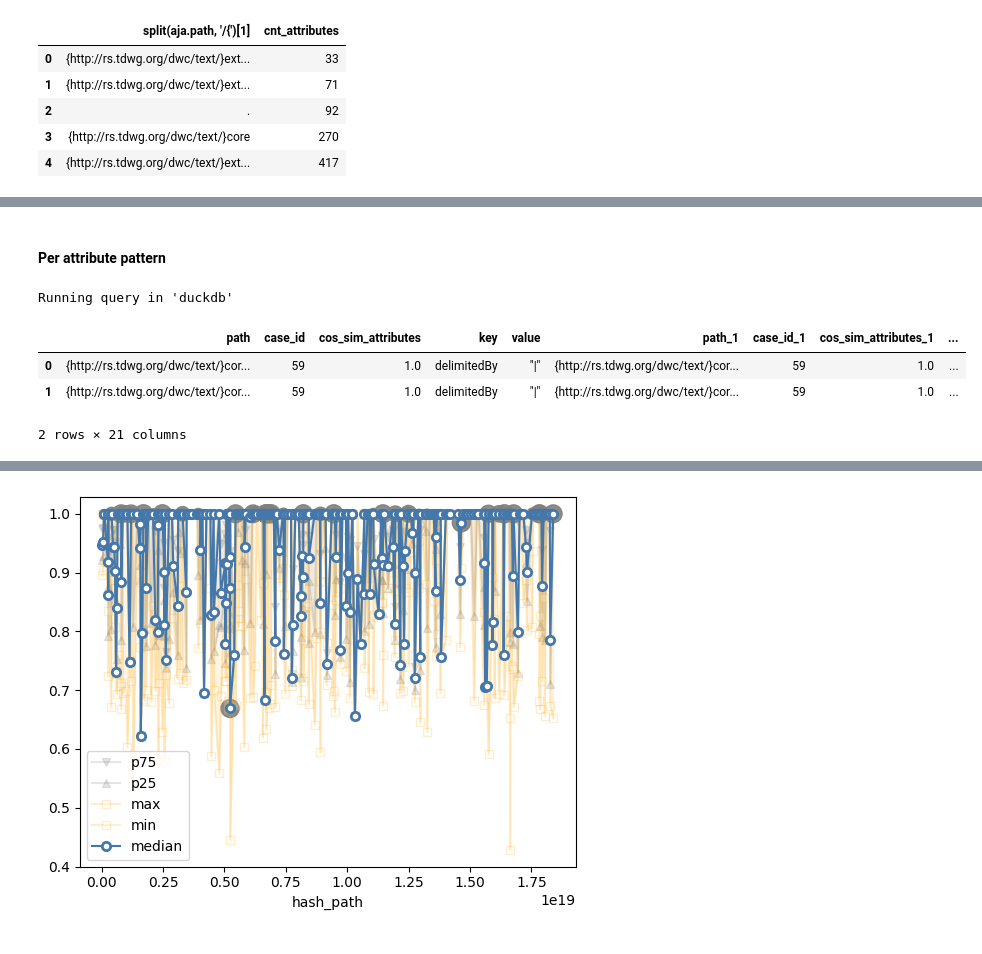
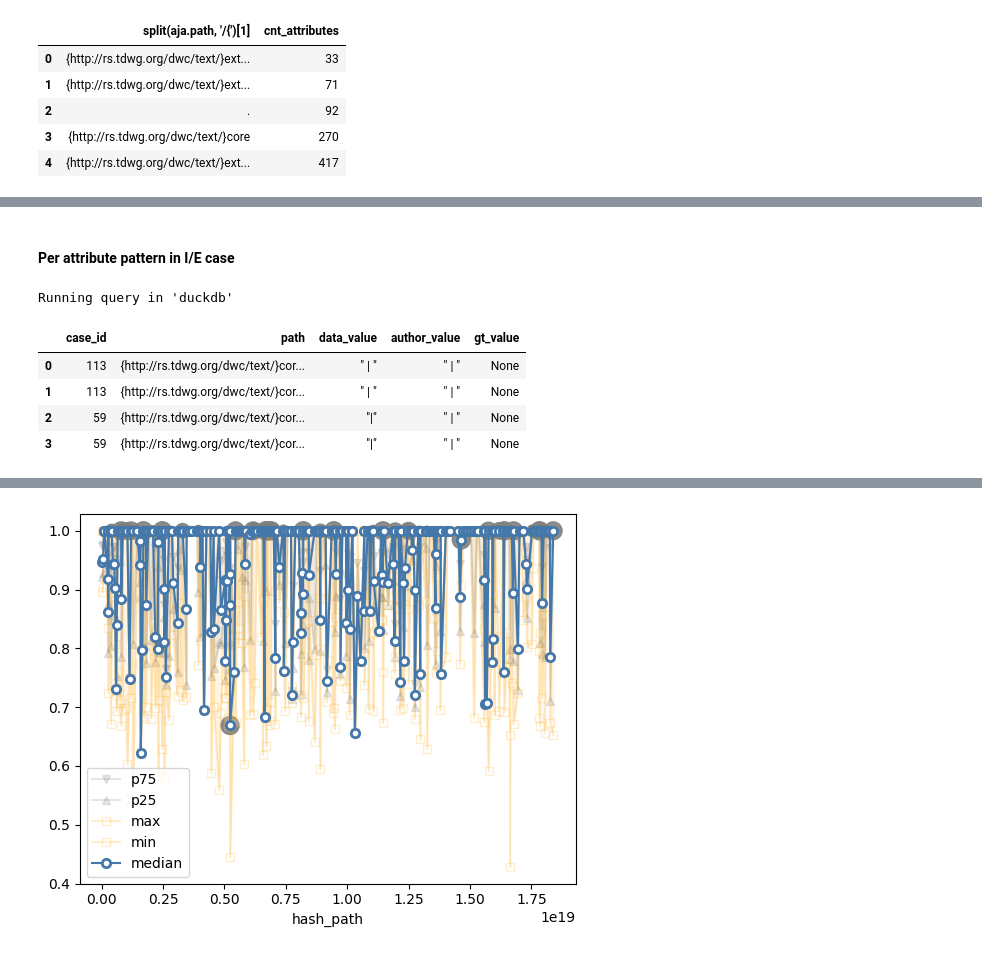
Before and after one commit to mitja-o/metadata-assistant, a Jupyter notebook: _evaluation/statistics/results/cons_cons_semantic_similarity.ipynb, the cells around one changed output, grey strips where cells are left out. Saved outputs shown, nothing was run; the diff lists cells and outputs as text; code cells hidden in the pictures.

```diff
--- a/_evaluation/statistics/results/cons_cons_semantic_similarity.ipynb
+++ b/_evaluation/statistics/results/cons_cons_semantic_similarity.ipynb
@@ -1311,18 +1441,25 @@ Running query in 'duckdb'
 # %% [markdown]
-#### Per attribute pattern
+#### Per attribute pattern in I/E case
 # %%
 %%sql
--- inspect I/E:K1
+-- inspect I/E:K-delimitedBy
 -- ==> massi adds the `delimitedBy` attribute to the gt metadata
 -- ==> by manual check, massi is closer to the data than the GT metadata (the `|` is indeed used)
 -- ==> it differs in surrounding the delimiter with whitespace
-SELECT *
+-- ==> interestingly, it was already added by the architect
+SELECT case_id, path, data_value, author_value, gt_value
 FROM equivalently_inferred_triples_attributes AS ats
 WHERE ats.key = 'delimitedBy'
+    AND (
+        ats.data_value IS DISTINCT FROM ats.gt_value
+        OR
+        ats.author_value IS DISTINCT FROM ats.gt_value
+    )
 ;
 # %% [output]
 Running query in 'duckdb'
-|  | path | case_id | cos_sim_attributes | key | value | path_1 | case_id_1 | cos_sim_attributes_1 | ... |
-| 0 | {http://rs.tdwg.org/dwc/text/}cor... | 59 | 1.0 | delimitedBy | "|" | {http://rs.tdwg.org/dwc/text/}cor... | 59 | 1.0 | ... |
-| 1 | {http://rs.tdwg.org/dwc/text/}cor... | 59 | 1.0 | delimitedBy | "|" | {http://rs.tdwg.org/dwc/text/}cor... | 59 | 1.0 | ... |
+|  | case_id | path | data_value | author_value | gt_value |
+| 0 | 113 | {http://rs.tdwg.org/dwc/text/}cor... | " | " | " | " | None |
+| 1 | 113 | {http://rs.tdwg.org/dwc/text/}cor... | " | " | " | " | None |
+| 2 | 59 | {http://rs.tdwg.org/dwc/text/}cor... | "|" | " | " | None |
+| 3 | 59 | {http://rs.tdwg.org/dwc/text/}cor... | "|" | " | " | None |
-2 rows × 21 columns
```
Also changed, not shown: parts of 29 cells of this notebook.
